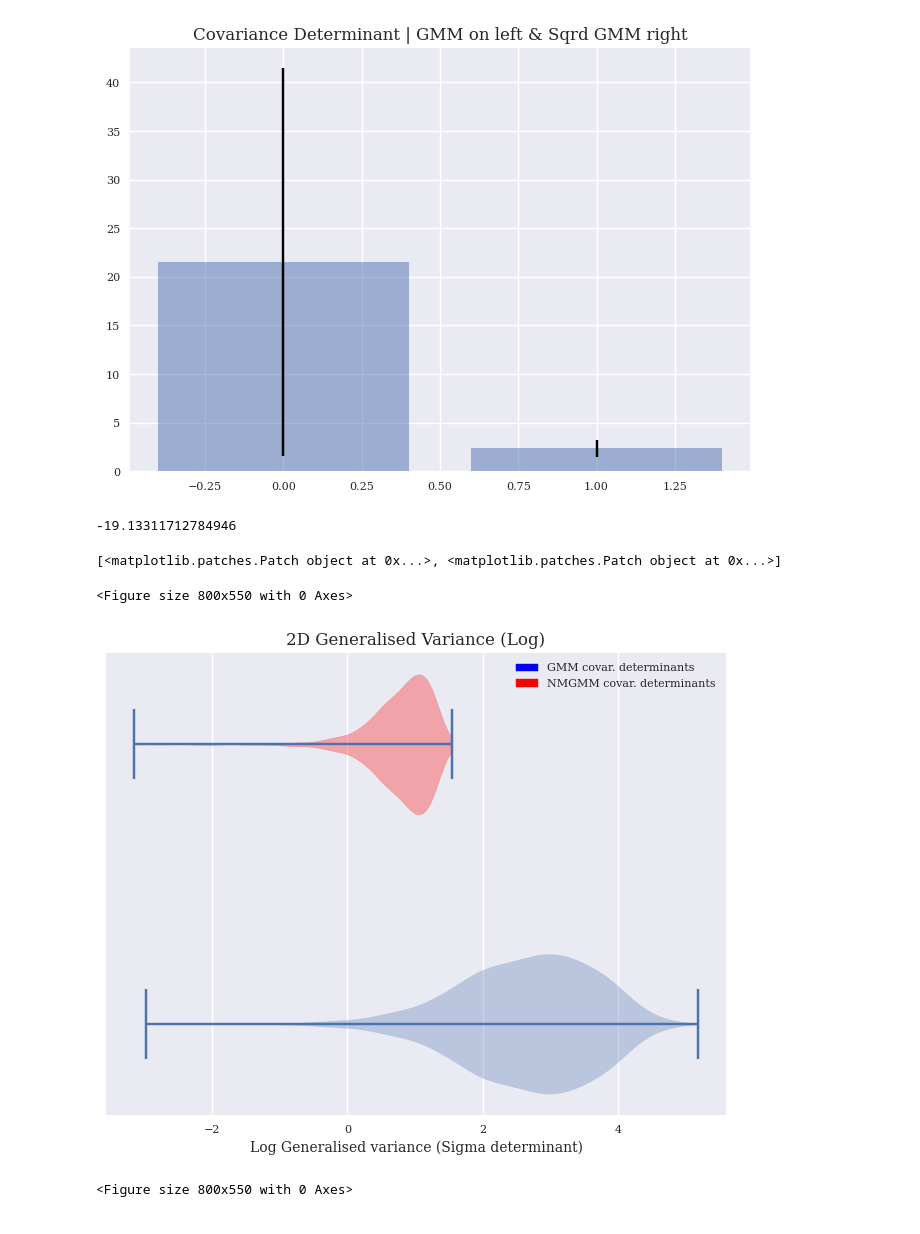
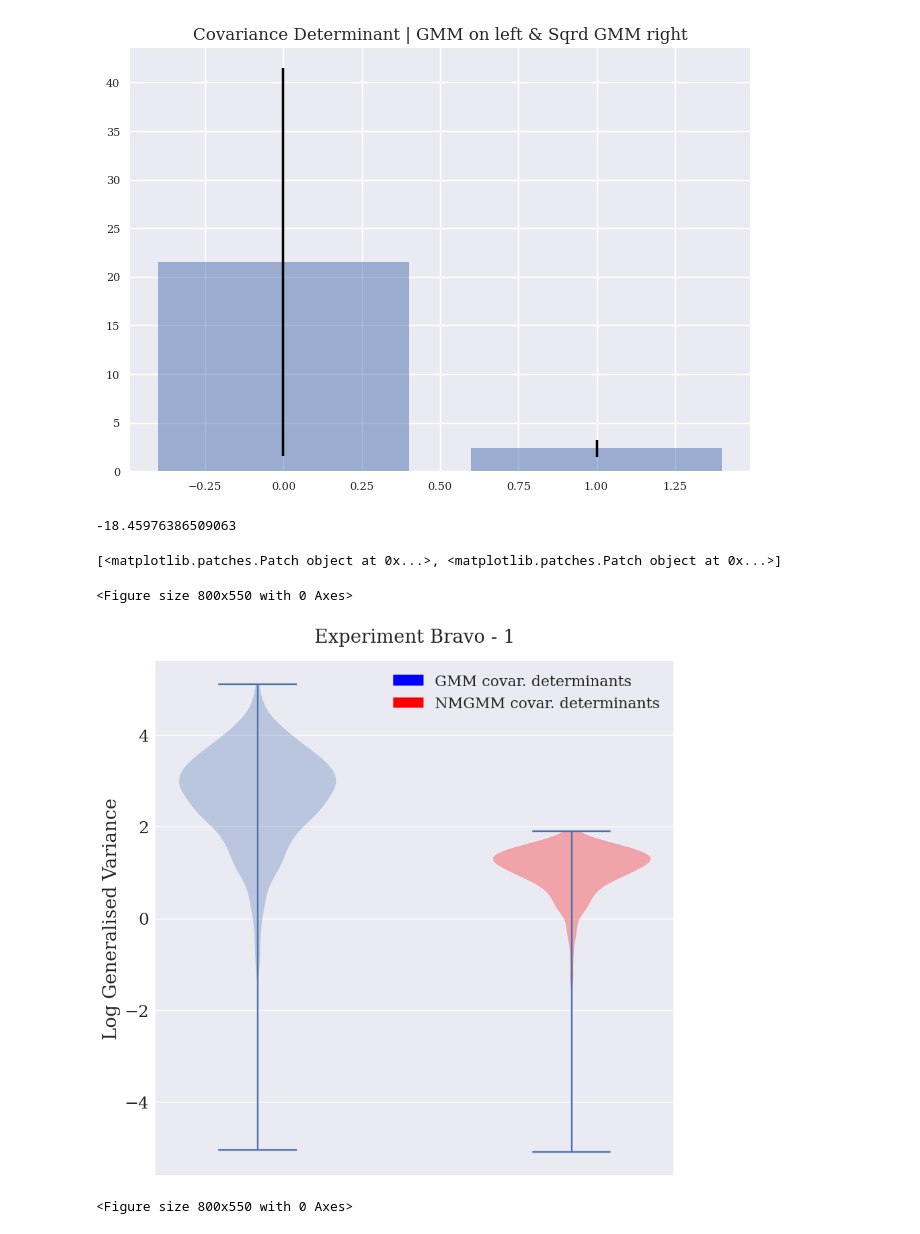
Before and after one commit to PatrickTourniaire/Negative-Gaussian-Mixture-Model, a Jupyter notebook: research/notebooks/initialisation.ipynb, the cells around one changed output. Saved outputs shown, nothing was run; the diff lists cells and outputs as text; code cells hidden in the pictures.

Commit message:
feat: figures for diss

```diff
--- a/research/notebooks/initialisation.ipynb
+++ b/research/notebooks/initialisation.ipynb
@@ -29,7 +33,7 @@ tensor([[ 4.8302,  1.7729],
 C = 1000
 D = 2
 
-means = torch.zeros(C, D, dtype=torch.float64).normal_(0, 0.5)
+means = torch.zeros(C, D, dtype=torch.float64).normal_(0, 2)
 
 mu0 = means[0]
 mu1 = means[1]
@@ -283,45 +291,64 @@ plt.bar((0, 1), (gen_variance.mean(), sqrd_gen_variance.mean()), yerr=(gen_varia
 # %%
 print(sqrd_gen_variance.mean() - gen_variance.mean())
 # %% [output]
--19.13311712784946
+-18.45976386509063
 # %%
 import matplotlib.patches as mpatches
 from itertools import repeat
 
+plt.style.use('seaborn')
+
+
+tex_fonts = {
+    # Use LaTeX to write all text
+    "text.usetex": False,
+    "font.family": "serif",
+    # Use 10pt font in plots, to match 10pt font in document
+    "axes.labelsize": 20,
+    "font.size": 20,
+    # Make the legend/label fonts a little smaller
+    "legend.fontsize": 16,
+    "xtick.labelsize": 18,
+    "ytick.labelsize": 18,
+    "legend.fontsize": 16
+}
+
+plt.rcParams.update(tex_fonts)
+
 fig = plt.figure()
 
 # Create an axes instance
-fig, ax = plt.subplots(figsize=(8,6))
-ax.set_yticks([], [])
+fig, ax = plt.subplots(figsize=(10,10))
+ax.set_xticks([], [])
 
-ax.set_title('2D Generalised Variance (Log)')
-ax.set_xlabel('Log Generalised variance (Sigma determinant)')
+ax.set_title('Experiment Bravo - 1', fontsize=20, pad=20)
+ax.set_ylabel('Log Generalised Variance')
 
 
 red_patch = mpatches.Patch(color='red')
 # 'fake' invisible object
 
 pos   = [1, 2]
 label = ['GMM covar. determinants','NMGMM covar. determinants']
 
 fake_handles = repeat(red_patch, len(pos))
 print(list(fake_handles))
 
 # Create the boxplot
-violin_parts = ax.violinplot([np.log(gen_variance), np.log(sqrd_gen_variance)], vert=False)
+violin_parts = ax.violinplot([np.log(gen_variance), np.log(sqrd_gen_variance)])
 violin_parts['bodies'][1].set_facecolor('red')
 violin_parts['bodies'][1].set_edgecolor('red')
 
 
 ax.legend([mpatches.Patch(color='blue'), mpatches.Patch(color='red')], label)
 
 plt.show()
 plt.draw()
 fig.savefig('generalised_variance_log.png')
 # %% [output]
 [<matplotlib.patches.Patch object at 0x...>, <matplotlib.patches.Patch object at 0x...>]
 <Figure size 800x550 with 0 Axes>
-[figure, old version]
+[figure, new version]
 <Figure size 800x550 with 0 Axes>
 # %%
 import matplotlib.patches as mpatches
```
Also changed, not shown: parts of 7 cells of this notebook, 6 other files.
